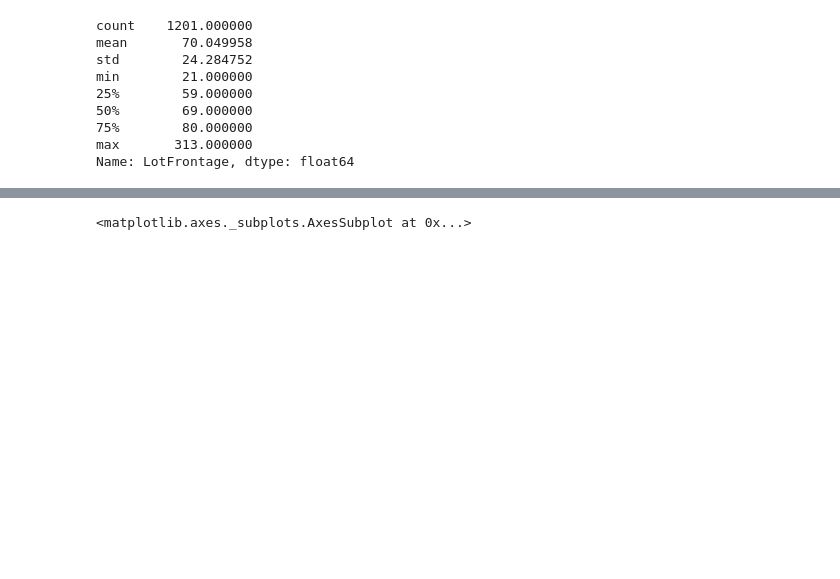
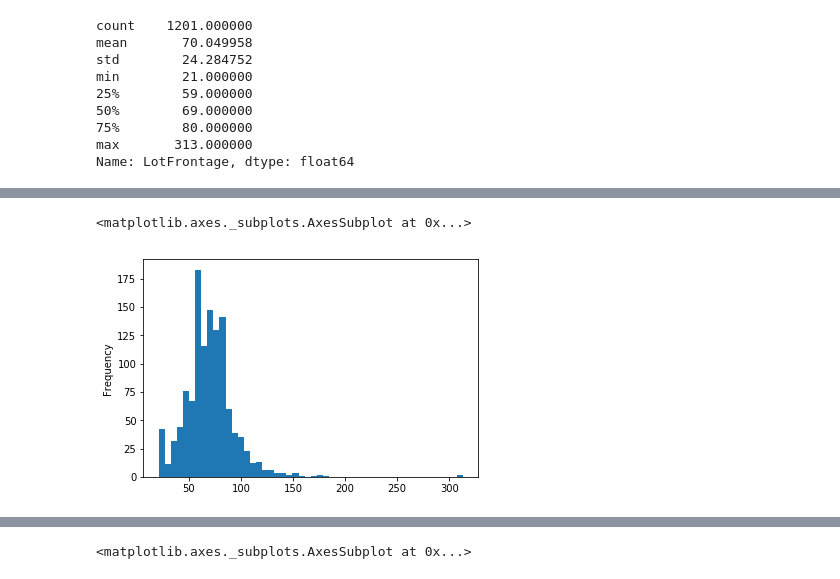
Before and after one commit to deanjgoldman/housing-ml, a Jupyter notebook: MC_Cleaning.ipynb, the cells around one changed output, grey strips where cells are left out. Saved outputs shown, nothing was run; the diff lists cells and outputs as text; code cells hidden in the pictures; blank space fills up the shorter version.

```diff
--- a/MC_Cleaning.ipynb
+++ b/MC_Cleaning.ipynb
@@ -201,0 +205,5 @@ mn.matrix(train)
+# %%
+train.LotFrontage.plot.hist(bins = 50)
+# %% [output]
+<matplotlib.axes._subplots.AxesSubplot at 0x...>
+[figure, added]
```
Also changed, not shown: parts of 34 cells of this notebook.
